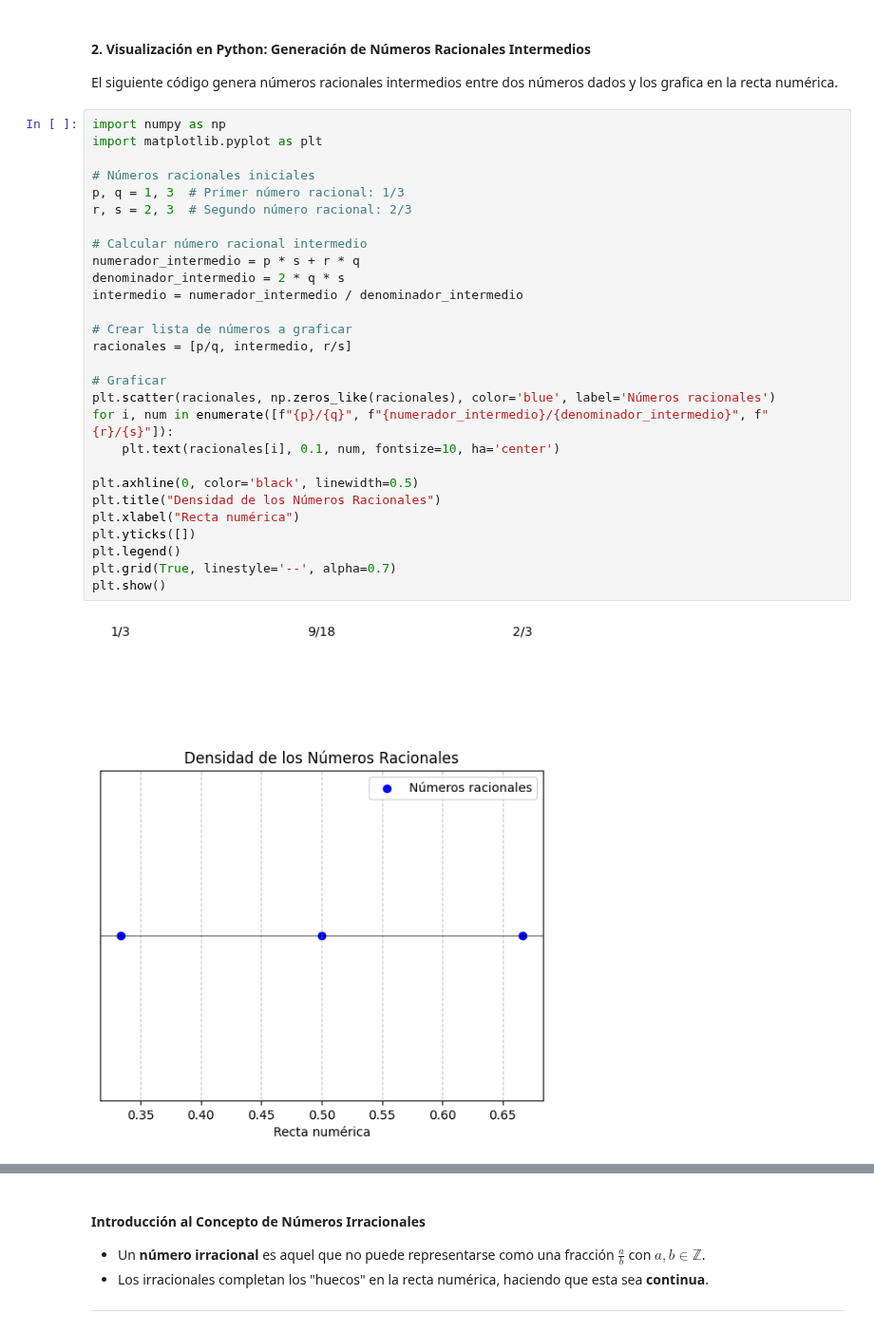
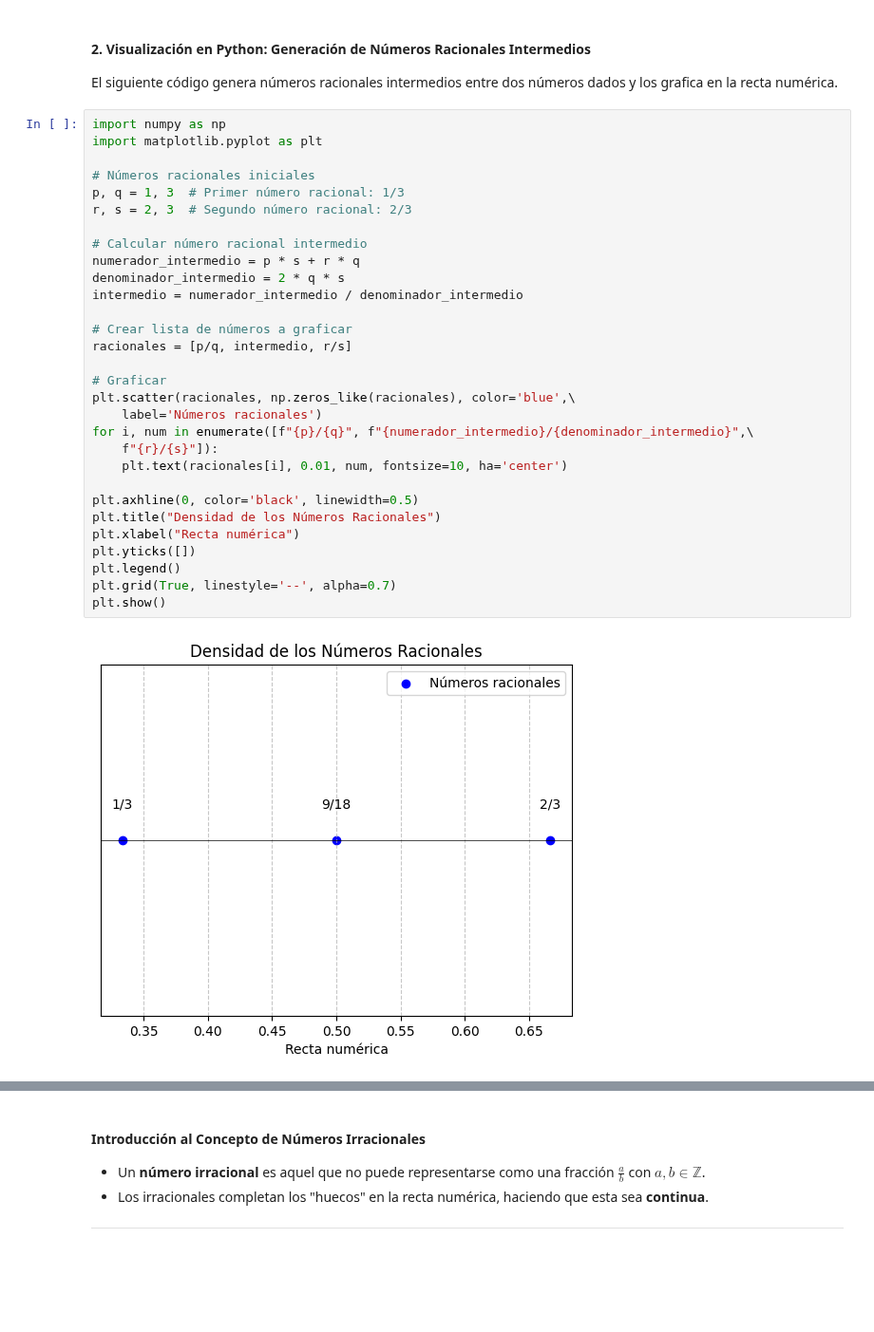
Before and after one commit to marco-canas/5_Fundamentos-de-la-aritm-tica, a Jupyter notebook: clases/5_racionales/1_fracciones/1_fracciones.ipynb, the cells around one changed output, grey strips where cells are left out. Shown at 95% size. Cells and saved outputs as stored; diff of their text form; blank space fills up the shorter version.

```diff
--- a/clases/5_racionales/1_fracciones/1_fracciones.ipynb
+++ b/clases/5_racionales/1_fracciones/1_fracciones.ipynb
@@ -601,33 +416,35 @@ El siguiente código genera números racionales intermedios entre dos números d
 # %%
 import numpy as np
 import matplotlib.pyplot as plt
 
 # Números racionales iniciales
 p, q = 1, 3  # Primer número racional: 1/3
 r, s = 2, 3  # Segundo número racional: 2/3
 
 # Calcular número racional intermedio
 numerador_intermedio = p * s + r * q
 denominador_intermedio = 2 * q * s
 intermedio = numerador_intermedio / denominador_intermedio
 
 # Crear lista de números a graficar
 racionales = [p/q, intermedio, r/s]
 
 # Graficar
-plt.scatter(racionales, np.zeros_like(racionales), color='blue', label='Números racionales')
-for i, num in enumerate([f"{p}/{q}", f"{numerador_intermedio}/{denominador_intermedio}", f"{r}/{s}"]):
-    plt.text(racionales[i], 0.1, num, fontsize=10, ha='center')
+plt.scatter(racionales, np.zeros_like(racionales), color='blue',\
+    label='Números racionales')
+for i, num in enumerate([f"{p}/{q}", f"{numerador_intermedio}/{denominador_intermedio}",\
+    f"{r}/{s}"]):
+    plt.text(racionales[i], 0.01, num, fontsize=10, ha='center')
 
 plt.axhline(0, color='black', linewidth=0.5)
 plt.title("Densidad de los Números Racionales")
 plt.xlabel("Recta numérica")
 plt.yticks([])
 plt.legend()
 plt.grid(True, linestyle='--', alpha=0.7)
 plt.show()
 # %% [output]
-[figure, old version]
+[figure, new version]
 # %% [markdown]
 
 ---
```
Also changed, not shown: parts of 57 cells of this notebook, 1 other file.
